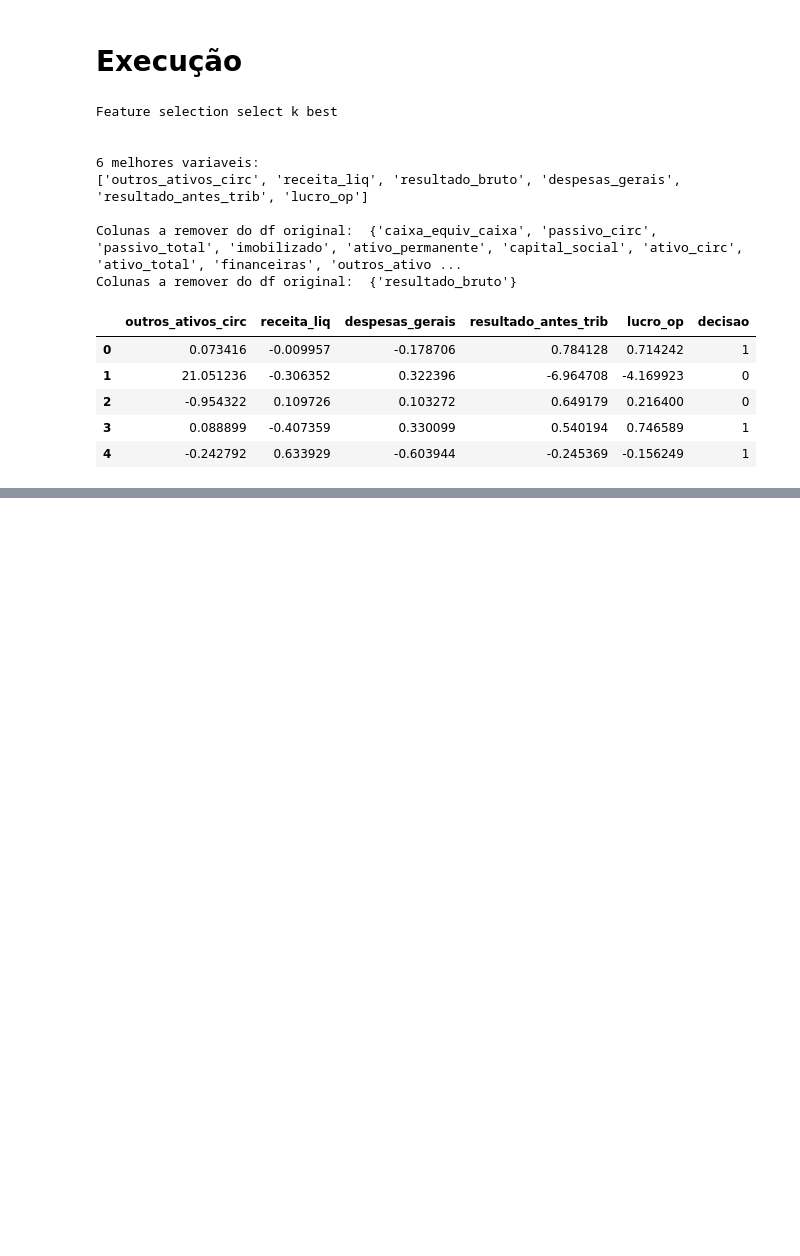
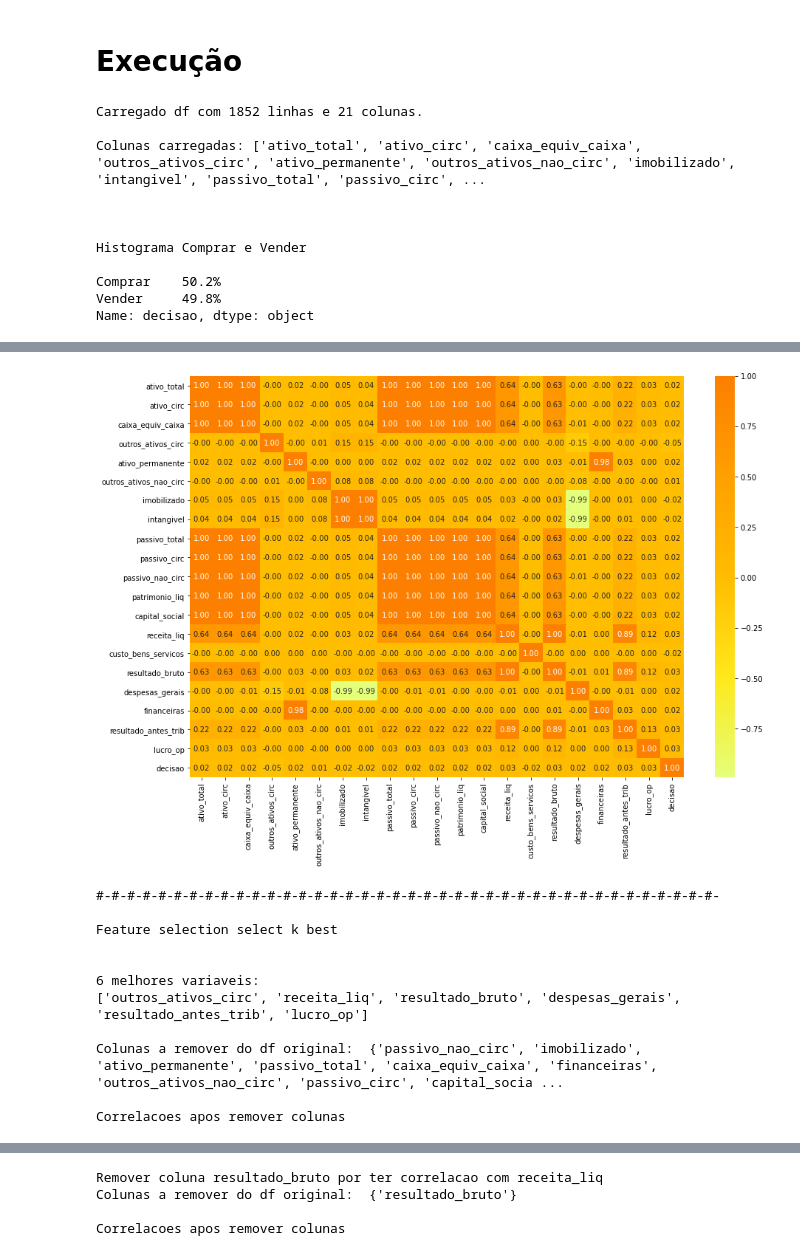
Before and after one commit to ricardomdesa/TCC-PUC-2020, a Jupyter notebook: notebooks/analis_descritiva.ipynb, the cells around one changed output, grey strips where cells are left out. Saved outputs shown, nothing was run; the diff lists cells and outputs as text; code cells hidden in the pictures; blank space fills up the shorter version.

```diff
--- a/notebooks/analis_descritiva.ipynb
+++ b/notebooks/analis_descritiva.ipynb
@@ -44,14 +40,12 @@ def carregar_joblib():
 def print_histograma_comprar_vender(df):
     print("\nHistograma Comprar e Vender\n")
     df = df.copy()
-    # Muda os nomes para histograma
     df['decisao'].replace({0: "Vender", 1: "Comprar"}, inplace=True)
     # Imprime a porcentagem de cada
     print(df['decisao'].value_counts(normalize=True).map("{:.1%}".format))
 
-    # Imprime o histograma
-    fig = px.histogram(df, x="decisao", color="decisao")
-    fig.update_layout(bargap=0.2)
+    fig = px.histogram(df, x="decisao", color="decisao", width=600, height=400)
+    fig.update_layout(bargap=0.5)
     fig.show()
 # %% [markdown]
 ### Correlações
@@ -143,24 +137,21 @@ def main():
 
     print_p_value(df)
 
-    salvar_df_in_joblib(df, "../out/result_analise_desc.joblib")
+    # salvar_df_in_joblib(df, "../out/result_analise_desc.joblib")
 
     return df
 
 
 df = main()
 # %% [output]
-Feature selection select k best
+Carregado df com 1852 linhas e 21 colunas.
+
+Colunas carregadas: ['ativo_total', 'ativo_circ', 'caixa_equiv_caixa', 'outros_ativos_circ', 'ativo_permanente', 'outros_ativos_nao_circ', 'imobilizado', 'intangivel', 'passivo_total', 'passivo_circ', ...
 
 
-6 melhores variaveis:
-['outros_ativos_circ', 'receita_liq', 'resultado_bruto', 'despesas_gerais', 'resultado_antes_trib', 'lucro_op']
 
-Colunas a remover do df original:  {'caixa_equiv_caixa', 'passivo_circ', 'passivo_total', 'imobilizado', 'ativo_permanente', 'capital_social', 'ativo_circ', 'ativo_total', 'financeiras', 'outros_ativo ...
-Colunas a remover do df original:  {'resultado_bruto'}
+Histograma Comprar e Vender
+
+Comprar    50.2%
+Vender     49.8%
+Name: decisao, dtype: object
-|  | outros_ativos_circ | receita_liq | despesas_gerais | resultado_antes_trib | lucro_op | decisao |
-| 0 | 0.073416 | -0.009957 | -0.178706 | 0.784128 | 0.714242 | 1 |
-| 1 | 21.051236 | -0.306352 | 0.322396 | -6.964708 | -4.169923 | 0 |
-| 2 | -0.954322 | 0.109726 | 0.103272 | 0.649179 | 0.216400 | 0 |
-| 3 | 0.088899 | -0.407359 | 0.330099 | 0.540194 | 0.746589 | 1 |
-| 4 | -0.242792 | 0.633929 | -0.603944 | -0.245369 | -0.156249 | 1 |
@@ -166,0 +159,12 @@ Colunas a remover do df original:  {'resultado_bruto'}
+[figure, added]
+#-#-#-#-#-#-#-#-#-#-#-#-#-#-#-#-#-#-#-#-#-#-#-#-#-#-#-#-#-#-#-#-#-#-#-#-#-#-#-#-
+
+Feature selection select k best
+
+
+6 melhores variaveis:
+['outros_ativos_circ', 'receita_liq', 'resultado_bruto', 'despesas_gerais', 'resultado_antes_trib', 'lucro_op']
+
+Colunas a remover do df original:  {'passivo_nao_circ', 'imobilizado', 'ativo_permanente', 'passivo_total', 'caixa_equiv_caixa', 'financeiras', 'outros_ativos_nao_circ', 'passivo_circ', 'capital_socia ...
+
+Correlacoes apos remover colunas
@@ -166,0 +172,4 @@ Colunas a remover do df original:  {'resultado_bruto'}
+Remover coluna resultado_bruto por ter correlacao com receita_liq
+Colunas a remover do df original:  {'resultado_bruto'}
+
+Correlacoes apos remover colunas
```
Also changed, not shown: parts of 2 cells of this notebook, 6 other files.
